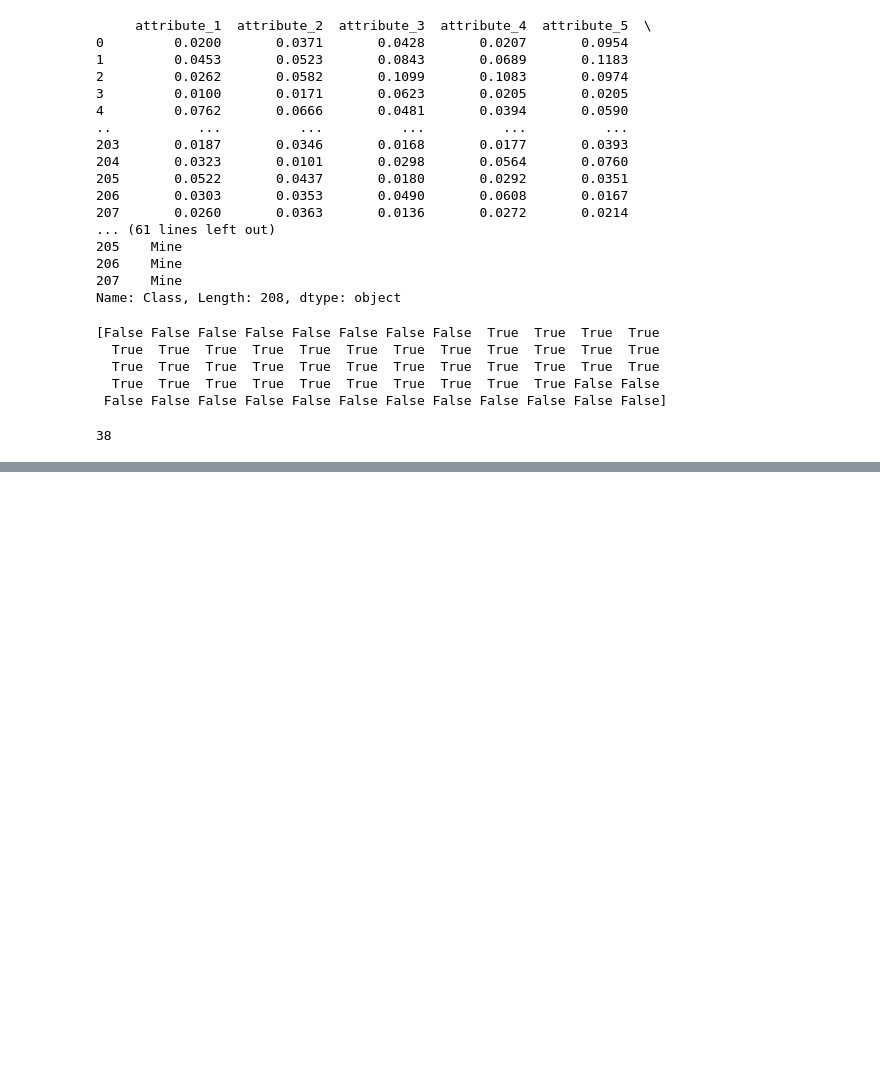
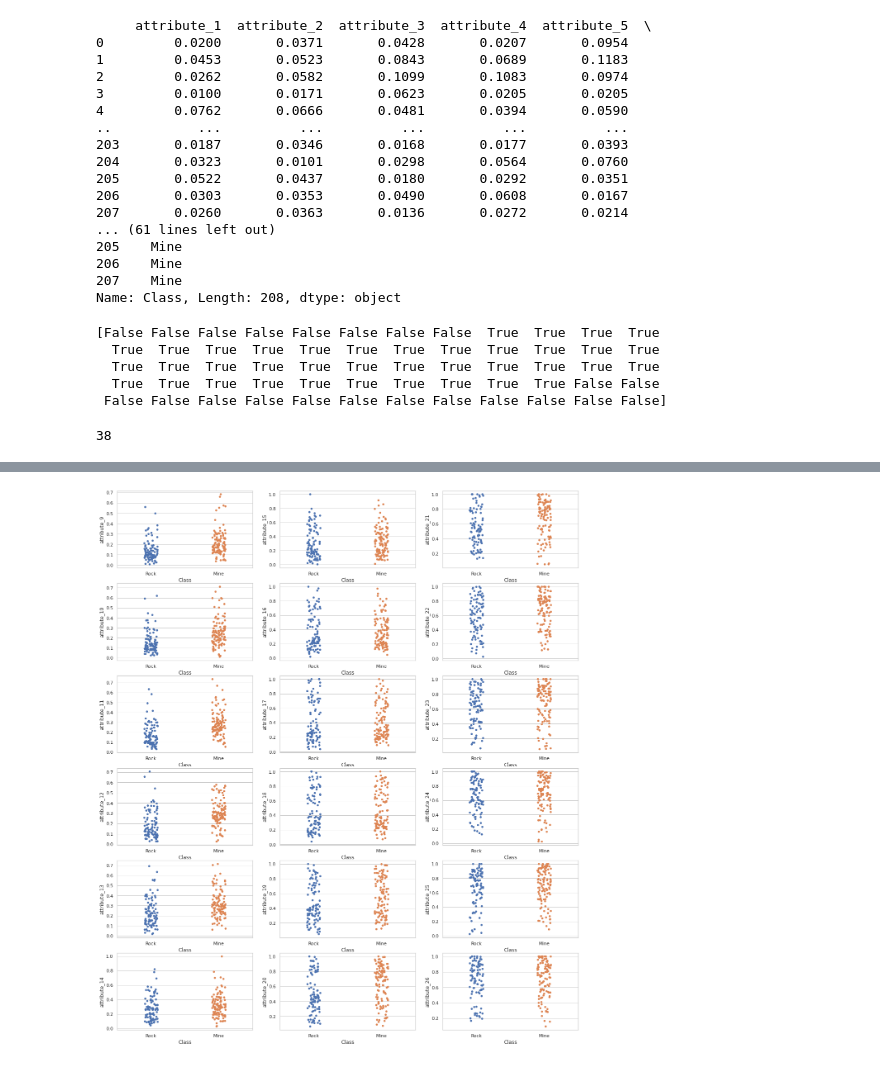
Before and after one commit to Farah-S/sonar-rock-classification, a Jupyter notebook: Logistic_Regression.ipynb, the cells around one changed output, grey strips where cells are left out. Saved outputs shown, nothing was run; the diff lists cells and outputs as text; code cells hidden in the pictures; blank space fills up the shorter version.

```diff
--- a/Logistic_Regression.ipynb
+++ b/Logistic_Regression.ipynb
@@ -153,0 +101,14 @@ AttributeError: ignored
+# %%
+sns.set_theme(style="whitegrid")
+fig, axes = plt.subplots(6, 3,sharey=False,sharex=False, figsize=(20,24))
+x=0
+for i in range(0,3):
+  for j in range(0,6):
+    if x>=18:
+      break;
+    sns.stripplot(x=sonar["Class"], y=sonar[selected_features[x]], data=sonar, ax=axes[j,i])
+    x+=1
+  if x>=18:
+      break;
+# %% [output]
+[figure, added]
```
Also changed, not shown: parts of 6 cells of this notebook.
